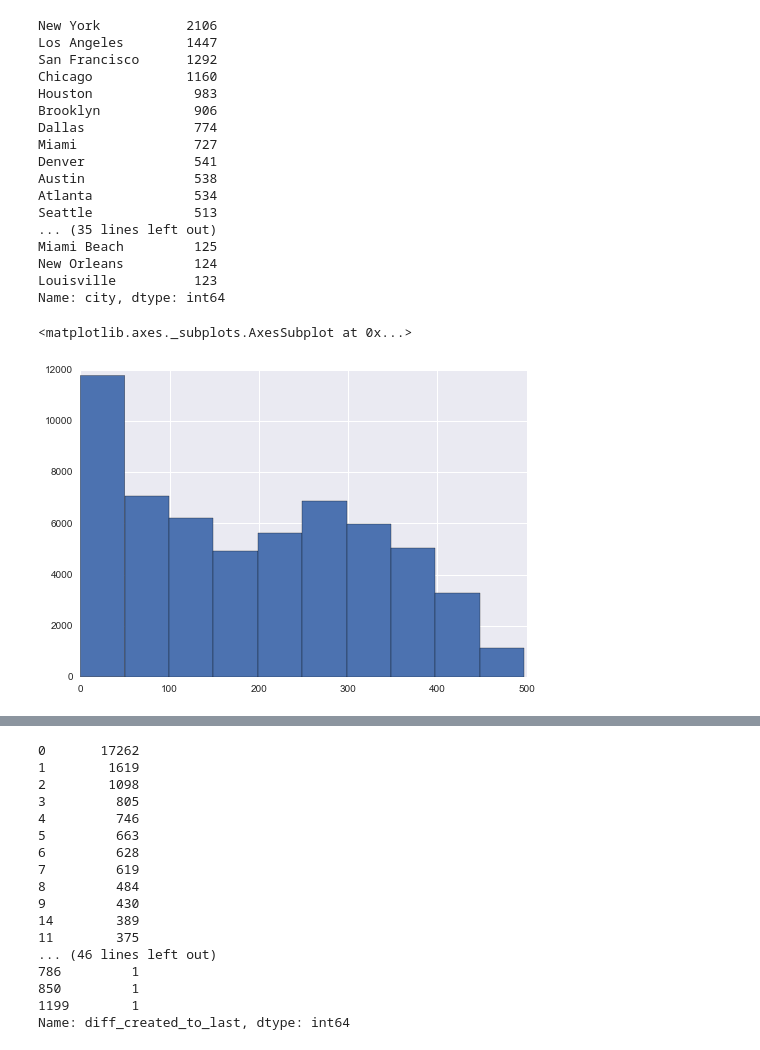
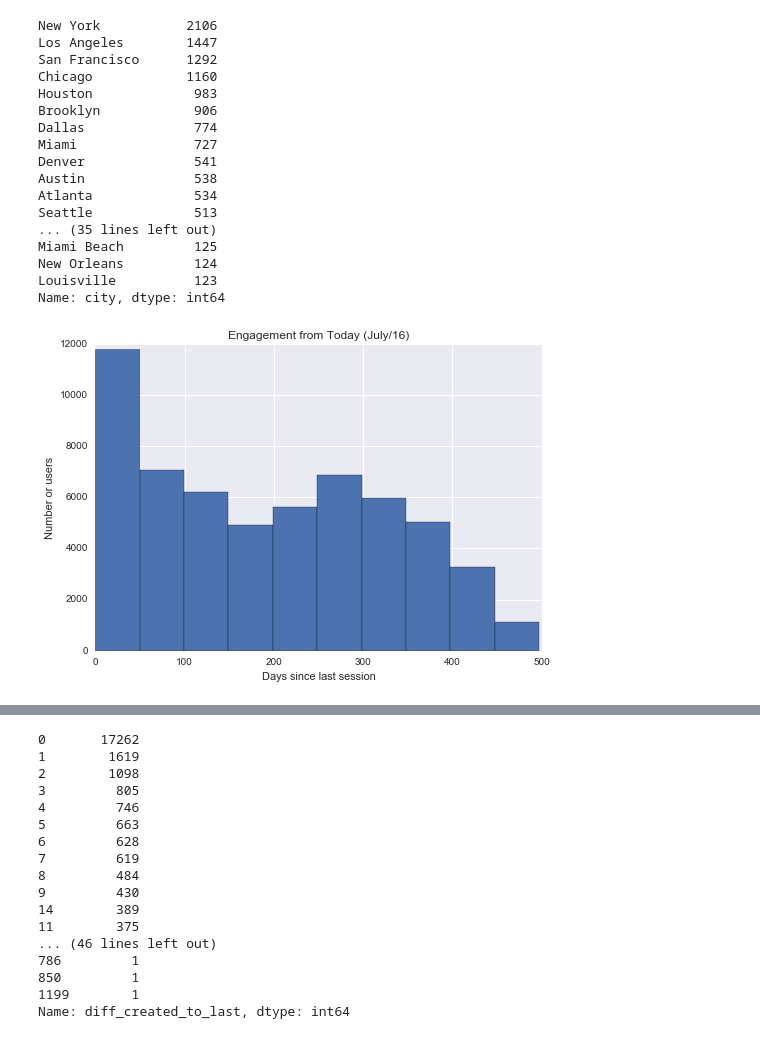
Before and after one commit to pauloarantes/art-project, a Jupyter notebook: dataset EDA.ipynb, the cells around one changed output, grey strips where cells are left out. Drawn from its saved outputs; the diff is of its cells as text; code cells hidden in the pictures.

```diff
--- a/dataset EDA.ipynb
+++ b/dataset EDA.ipynb
@@ -109,11 +109,14 @@ Miami Beach         125
 New Orleans         124
 Louisville          123
 Name: city, dtype: int64
-# %%
-df.days_from_last_session.hist()
-# %% [output]
-<matplotlib.axes._subplots.AxesSubplot at 0x...>
-[figure, removed]
+# %%
+df.days_from_last_session.hist()
+plt.title("Engagement from Today (July/16)")
+plt.xlabel("Days since last session")
+plt.ylabel("Number or users")
+plt.savefig('images/days_from_last_session.png')
+# %% [output]
+[figure, added]
 # %%
 colors = np.where(df.engagement200 == 1, 'b','r')
 # %%
```
Also changed, not shown: parts of 3 cells of this notebook, 16 other files.
